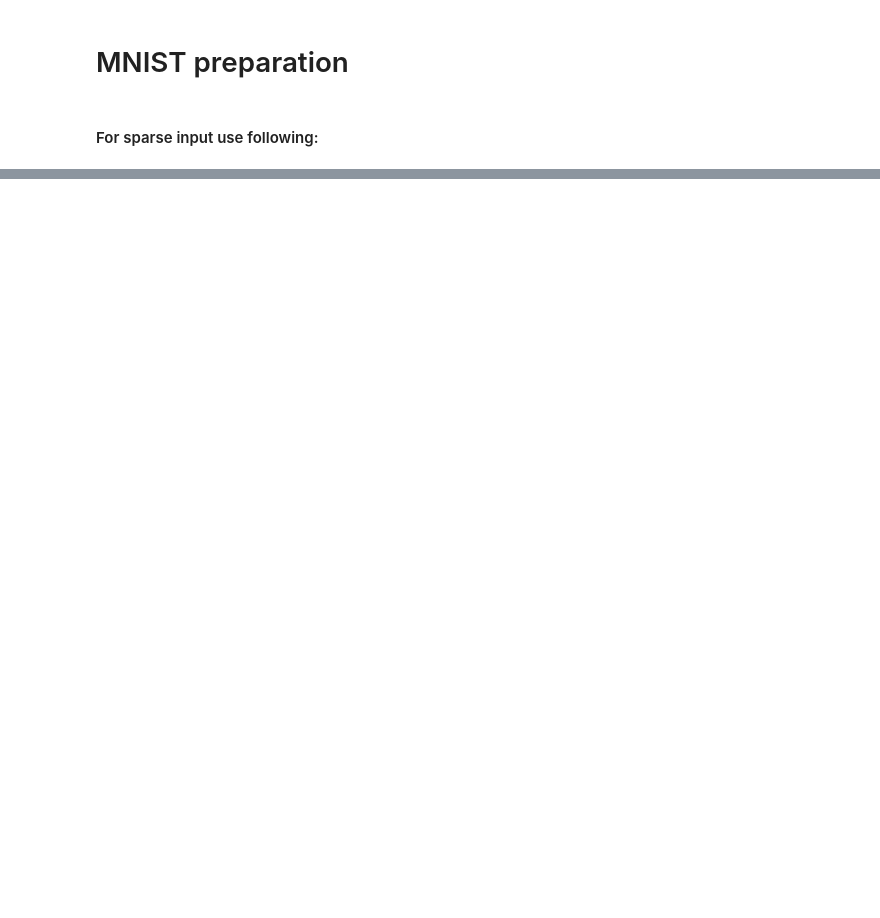
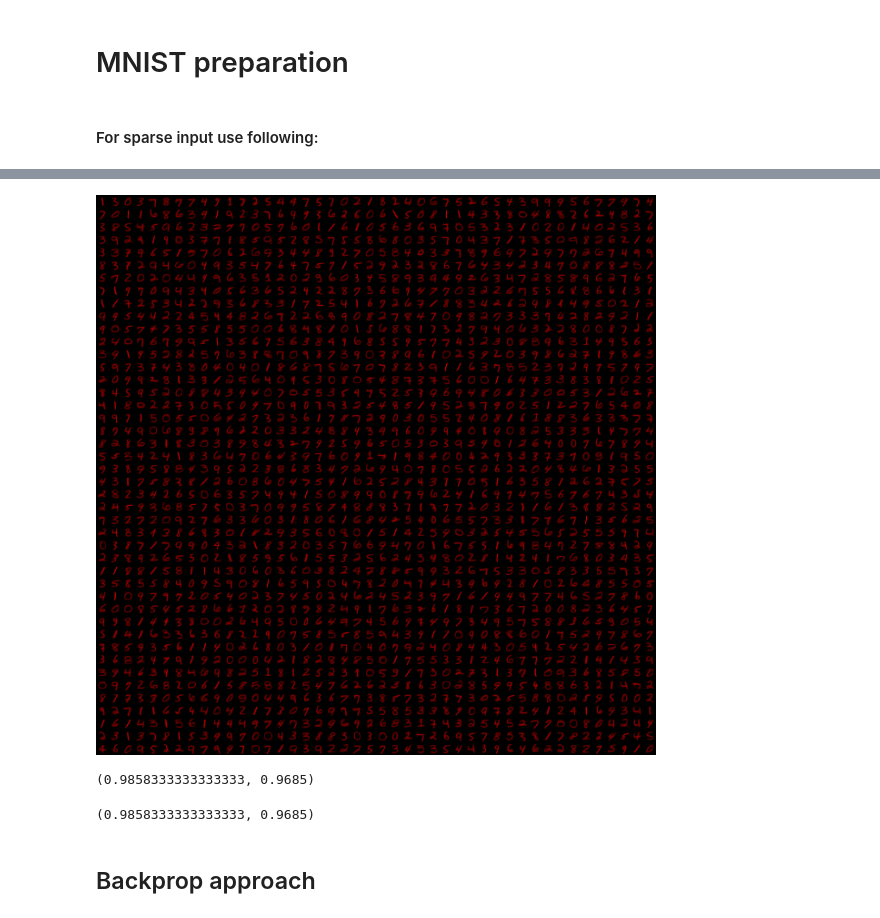
Before and after one commit to anatoli-starostin/openandn, a Jupyter notebook: workbooks/WTA model.ipynb, the cells around one changed output, grey strips where cells are left out. Saved outputs shown, nothing was run; the diff lists cells and outputs as text; code cells hidden in the pictures; blank space fills up the shorter version.

```diff
--- a/workbooks/WTA model.ipynb
+++ b/workbooks/WTA model.ipynb
@@ -64,0 +376,64 @@ intensity_levels_dim_w = 1
+# %%
+from andn.util.andn_visual_helpers import grayscale_to_red_and_blue
+target_image = torch.zeros([clustering_dim * (img_size + 2), clustering_dim * (img_size + 2)])
+weights = wta_classifier.get_cluster_weights()
+weights /= weights.abs().max()
+#weights = weights.sign()
+
+for i in range(clustering_dim):
+    for j in range(clustering_dim):
+        target_image[
+            i * (img_size + 2) + 1:i * (img_size + 2) + img_size + 1,
+            j * (img_size + 2) + 1:j * (img_size + 2) + img_size + 1
+        ] = reverse_sparsify_transform(weights[i*clustering_dim+j].reshape(img_size * intensity_levels_dim_h, img_size * intensity_levels_dim_w).unsqueeze(0))
+
+img = grayscale_to_red_and_blue(target_image.unsqueeze(0))
+color_rescaler = 1.0 / (img.abs().max() + 0.0000000001)
+img = to_pil_image(img * color_rescaler)
+img.resize(
+    [clustering_dim * 28, clustering_dim * 28], Image.NEAREST
+)
+# %% [output]
+[figure, added]
+# %%
+acc_train = measure_classifier_accuracy(
+    wta_classifier, torch.utils.data.DataLoader(
+        mnist_train_dataset, batch_size=512, shuffle=True
+    ), discard_bias=False
+)
+acc_test = measure_classifier_accuracy(
+    wta_classifier, torch.utils.data.DataLoader(
+        mnist_test_dataset, batch_size=512, shuffle=True
+    ), discard_bias=False
+)
+acc_train, acc_test
+# %% [output]
+(0.9858333333333333, 0.9685)
+# %%
+from openandn.util.train_assistant import WTAClusteriserMeasureAccuracyByVotingAction
+
+class WTAClassifierAsWTAClusteriser(object):
+    def __init__(self, wta_classifier):
+        self._wta_classifier = wta_classifier
+
+    def get_device(self):
+        return self._wta_classifier.get_device()
+
+    def n_clusters(self):
+        return self._wta_classifier.n_clusters()
+
+    def clusterize(self, data, use_bias):
+        res, _ = self._wta_classifier.classify(data, use_bias)
+        return res.reshape([data.shape[0], self.n_clusters()]), None
+
+measure_accuracy_action = WTAClusteriserMeasureAccuracyByVotingAction(
+    10, mnist_test_dataset, mnist_train_dataset, use_bias=False, batch_size=512
+)
+acc_train, acc_test, predicted_labels = measure_accuracy_action(
+    WTAClassifierAsWTAClusteriser(wta_classifier)
+)
+acc_train, acc_test
+# %% [output]
+(0.9858333333333333, 0.9685)
+# %% [markdown]
+## Backprop approach
```
Also changed, not shown: parts of 21 cells of this notebook.
